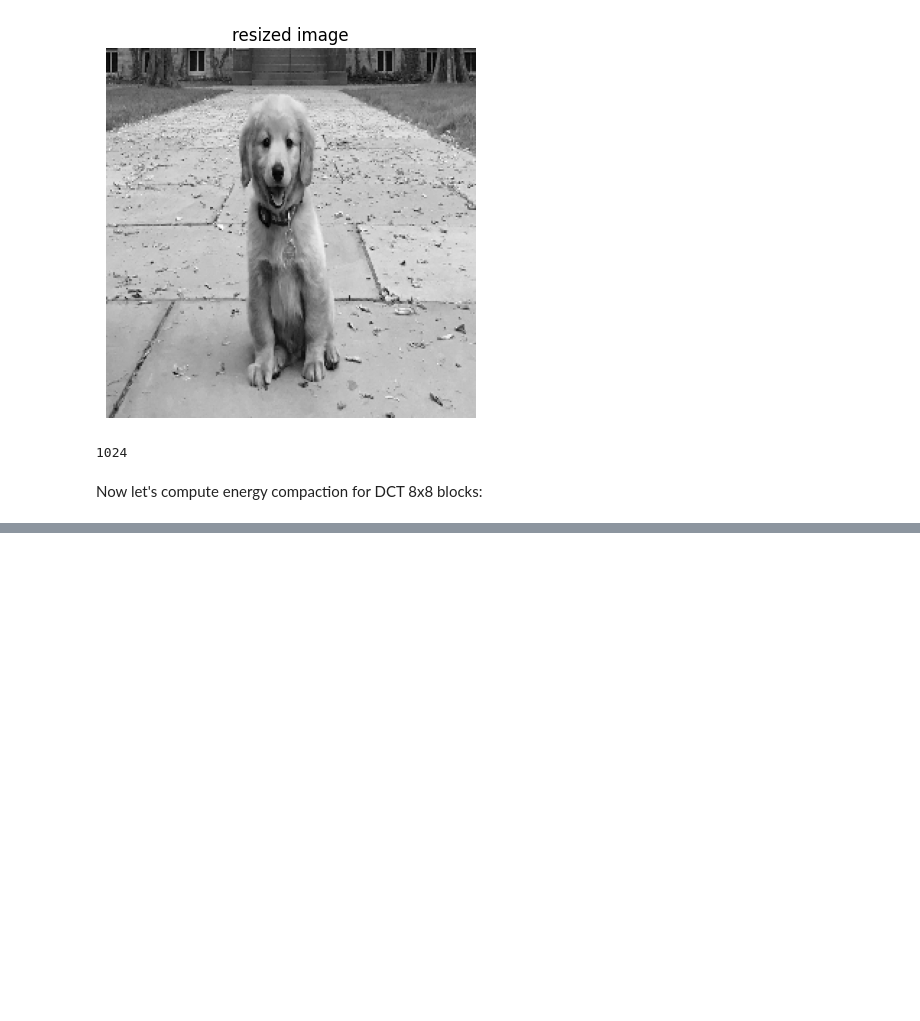
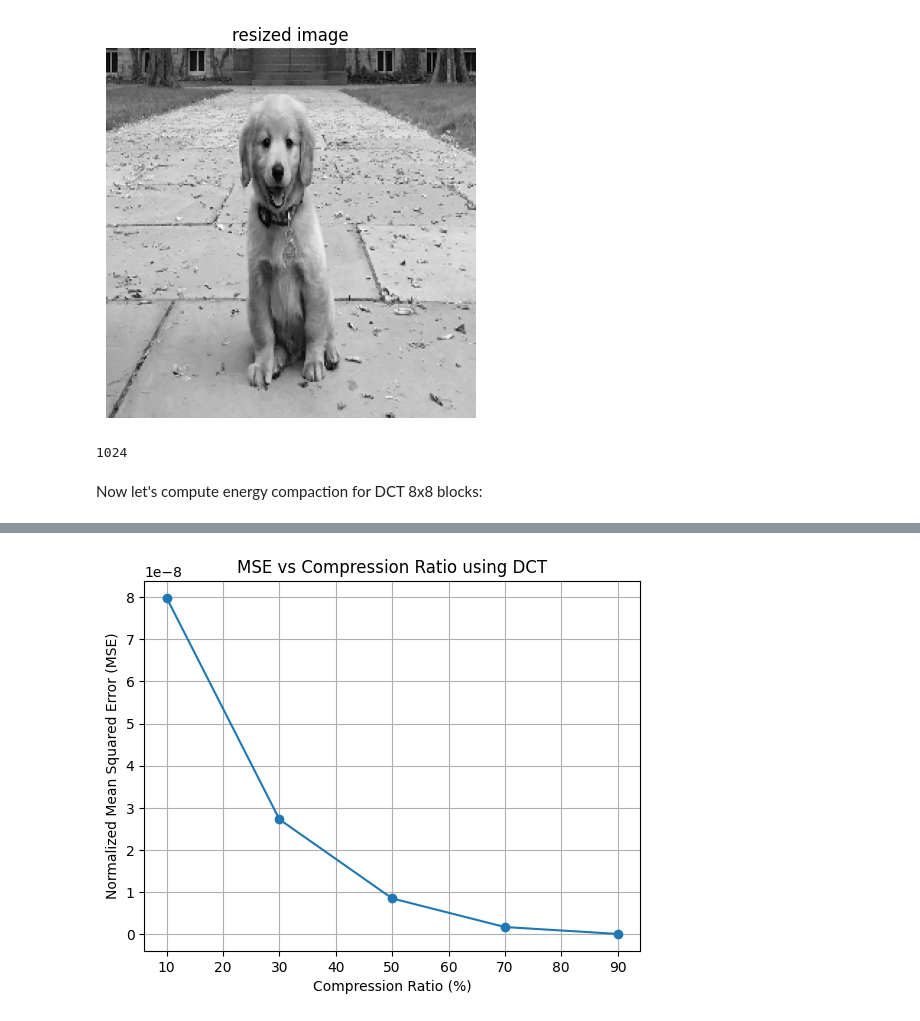
Before and after one commit to moghaith/image-compression-dct-dft, a Jupyter notebook: DFTvsDCT.ipynb, the cells around one changed output, grey strips where cells are left out. Cells and saved outputs as stored; diff of their text form; code cells hidden in the pictures; blank space fills up the shorter version.

```diff
--- a/DFTvsDCT.ipynb
+++ b/DFTvsDCT.ipynb
@@ -102,0 +194,19 @@ sorted_squaresum = (np.sort(squaresum))[::-1]
+# %%
+#now i'll calc mean squared error for each reconstructed image
+#first normal image mse
+mse_values = []
+norm_image = np.linalg.norm(image_resized)
+for reconstructed_image in reconstructed_images:
+    mse = np.mean((image_resized - reconstructed_image) ** 2) / (norm_image ** 2)
+    mse_values.append(mse)
+mse_values
+#plot mse vs compression ratio
+plt.plot([int(r*100) for r in compression_ratios], mse_values, marker
+='o')
+plt.title('MSE vs Compression Ratio using DCT')
+plt.xlabel('Compression Ratio (%)')
+plt.ylabel('Normalized Mean Squared Error (MSE)')
+plt.grid()
+plt.show()
+# %% [output]
+[figure, added]
```
Also changed, not shown: parts of 4 cells of this notebook.
